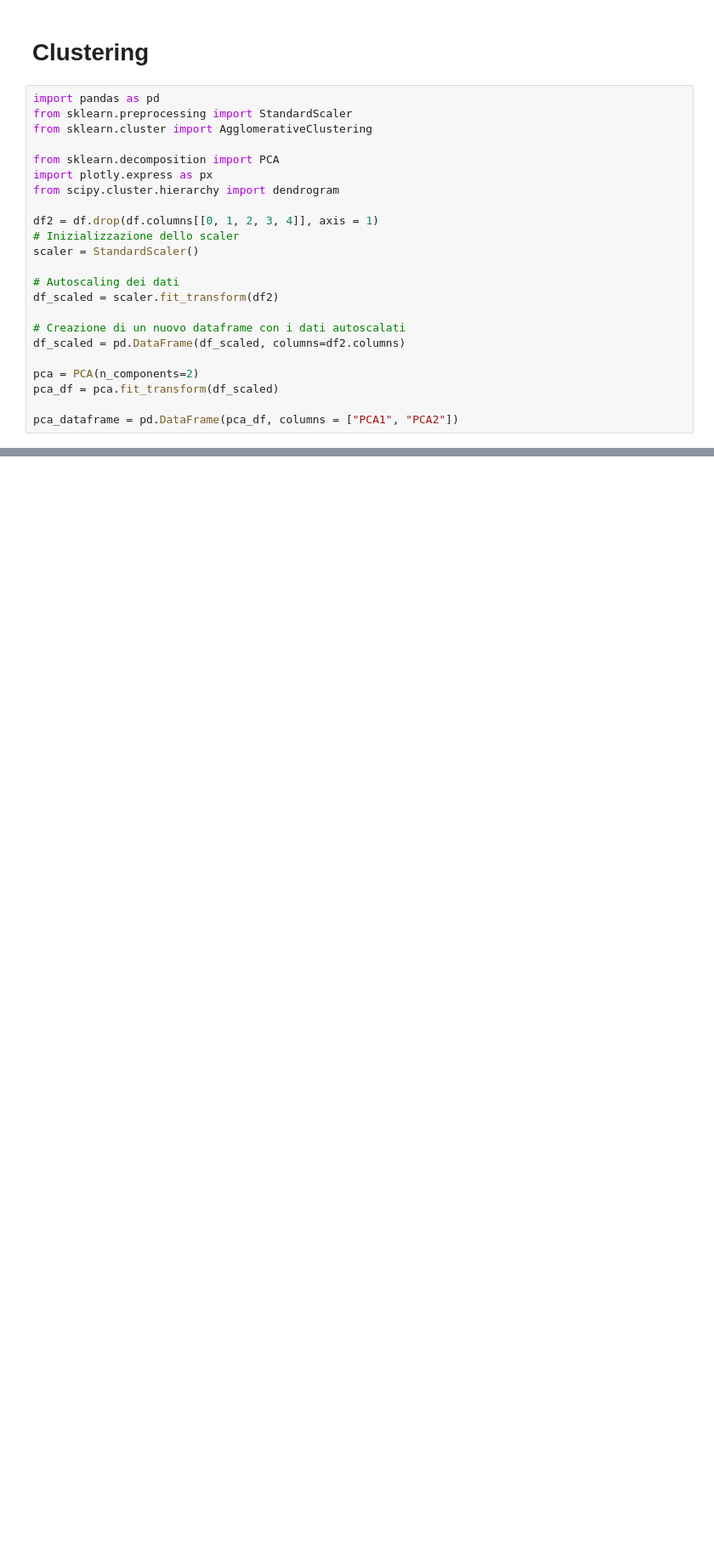
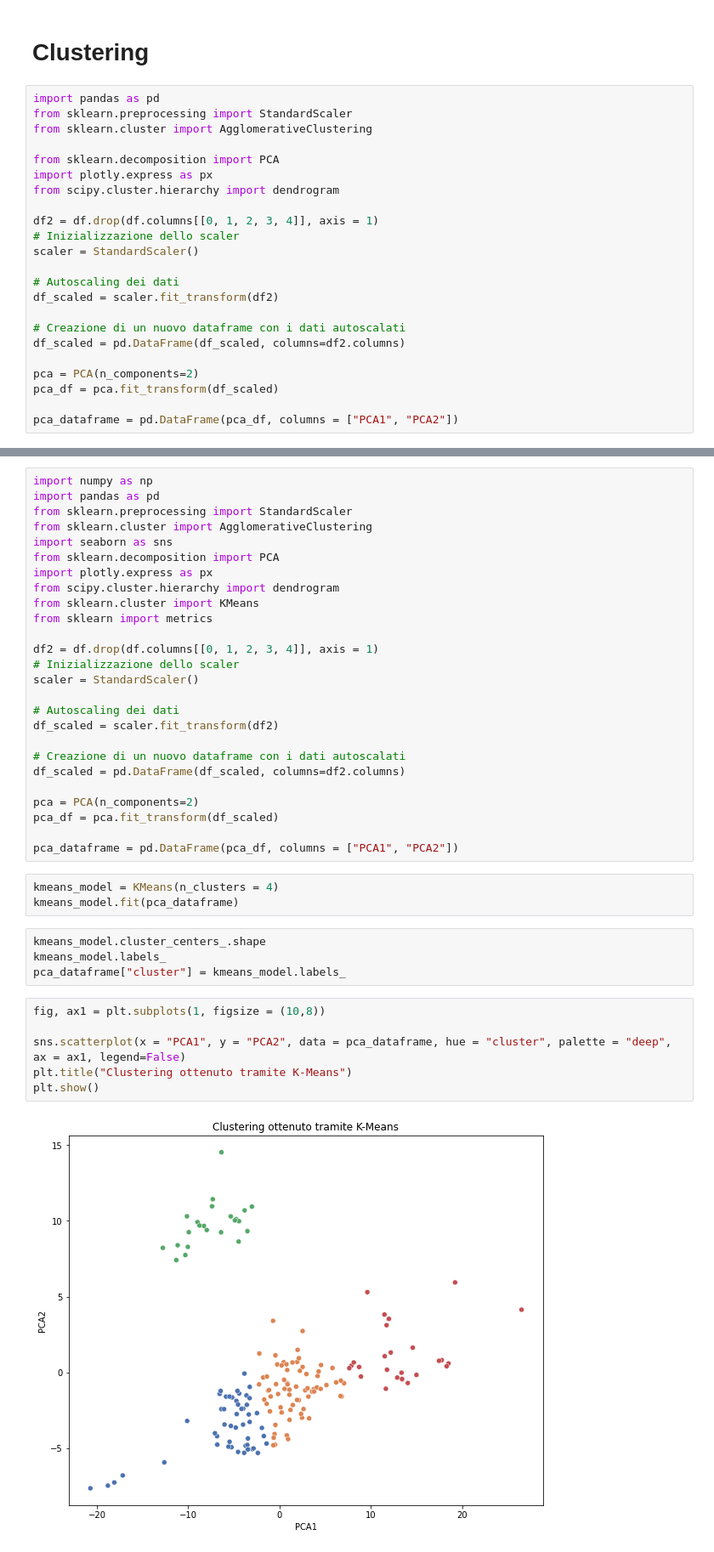
Before and after one commit to Rick8998/ProgettoEsamedataMining, a Jupyter notebook: analisiDS.ipynb, the cells around one changed output, grey strips where cells are left out. Shown at 85% size. Saved outputs shown, nothing was run; the diff lists cells and outputs as text; blank space fills up the shorter version.

Commit message:
clustering con K-Means

```diff
--- a/analisiDS.ipynb
+++ b/analisiDS.ipynb
@@ -456,0 +462,41 @@ plt.show()
+# %%
+import numpy as np
+import pandas as pd
+from sklearn.preprocessing import StandardScaler
+from sklearn.cluster import AgglomerativeClustering
+import seaborn as sns
+from sklearn.decomposition import PCA
+import plotly.express as px
+from scipy.cluster.hierarchy import dendrogram
+from sklearn.cluster import KMeans
+from sklearn import metrics
+
+df2 = df.drop(df.columns[[0, 1, 2, 3, 4]], axis = 1)
+# Inizializzazione dello scaler
+scaler = StandardScaler()
+
+# Autoscaling dei dati
+df_scaled = scaler.fit_transform(df2)
+
+# Creazione di un nuovo dataframe con i dati autoscalati
+df_scaled = pd.DataFrame(df_scaled, columns=df2.columns)
+
+pca = PCA(n_components=2)
+pca_df = pca.fit_transform(df_scaled)
+
+pca_dataframe = pd.DataFrame(pca_df, columns = ["PCA1", "PCA2"])
+# %%
+kmeans_model = KMeans(n_clusters = 4)
+kmeans_model.fit(pca_dataframe)
+# %%
+kmeans_model.cluster_centers_.shape
+kmeans_model.labels_
+pca_dataframe["cluster"] = kmeans_model.labels_
+# %%
+fig, ax1 = plt.subplots(1, figsize = (10,8))
+
+sns.scatterplot(x = "PCA1", y = "PCA2", data = pca_dataframe, hue = "cluster", palette = "deep", ax = ax1, legend=False)
+plt.title("Clustering ottenuto tramite K-Means")
+plt.show()
+# %% [output]
+[figure, added]
```
Also changed, not shown: parts of 9 cells of this notebook.
